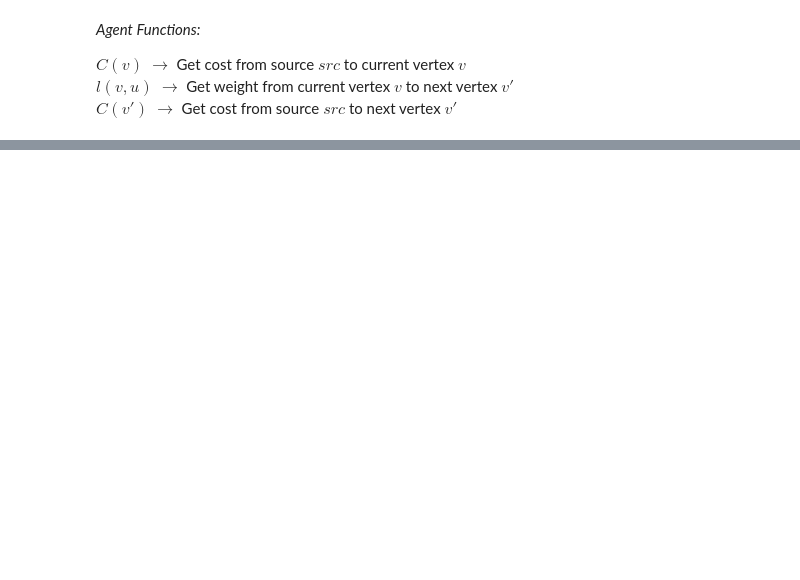
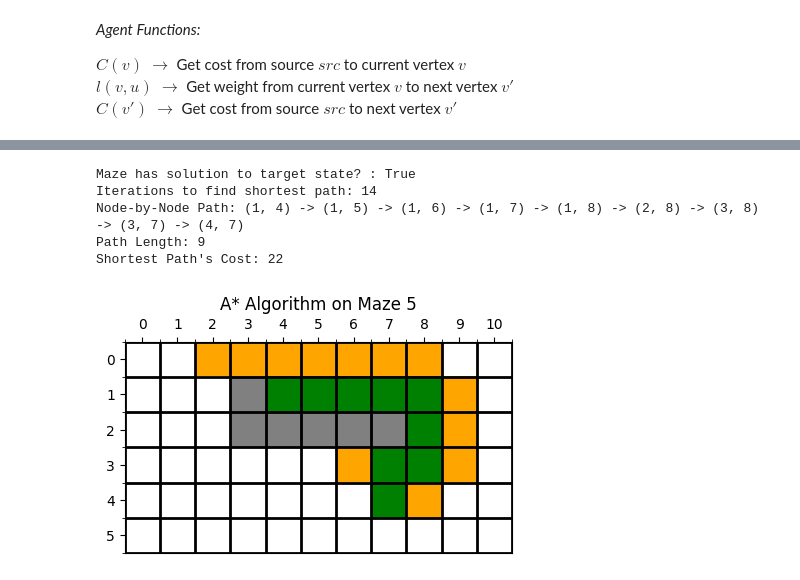
Before and after one commit to Daniels1610/CI008-Dagraz, a Jupyter notebook: E01.ipynb, the cells around one changed output, grey strips where cells are left out. Saved outputs shown, nothing was run; the diff lists cells and outputs as text; code cells hidden in the pictures; blank space fills up the shorter version.

```diff
--- a/E01.ipynb
+++ b/E01.ipynb
@@ -439,0 +481,3 @@ Shortest Path's Cost: 17
+# %%
+def is_diagonal(action: tuple):
+    return not (action[0] == 0 or action[1] == 0)
@@ -439,0 +574,25 @@ Shortest Path's Cost: 17
+# %%
+init_x = tuple(int(x) for x in input("Enter Initial State: ").split(" "))
+target_x = tuple(int(x) for x in input("Enter Target State: ").split(" "))
+maze = input("Select Maze (1 to 5): ")
+
+# Shortest Path is colored Green
+fig = plt.figure(figsize=(5,5))
+mi = a_estrella(PriorityQueue(), init_x, target_x, maze_dict[f'maze_0{maze}'])
+if mi['status'] != False:
+    print(f"Maze has solution to target state? : {mi['status']}")
+    print(f"Iterations to find shortest path: {mi['iterations']}")
+    print(f"Node-by-Node Path: {' -> '.join([str(x) for x in mi['shortest_path']])}")
+    print(f"Path Length: {len(mi['shortest_path'])}")
+    print(f"Shortest Path's Cost: {mi['final_cost']}")
+    for x in mi['shortest_path']: mi['visited_m'].put(get_index(x, mi['visited_m'].shape),3)
+    maze_plotter(mi['visited_m'])
+    plt.title(f'A* Algorithm on Maze {maze}')
+else: print(f"Maze {maze} doesn't have a solution")
+# %% [output]
+Maze has solution to target state? : True
+Iterations to find shortest path: 14
+Node-by-Node Path: (1, 4) -> (1, 5) -> (1, 6) -> (1, 7) -> (1, 8) -> (2, 8) -> (3, 8) -> (3, 7) -> (4, 7)
+Path Length: 9
+Shortest Path's Cost: 22
+[figure, added]
```
Also changed, not shown: parts of 25 cells of this notebook, 8 other files.
